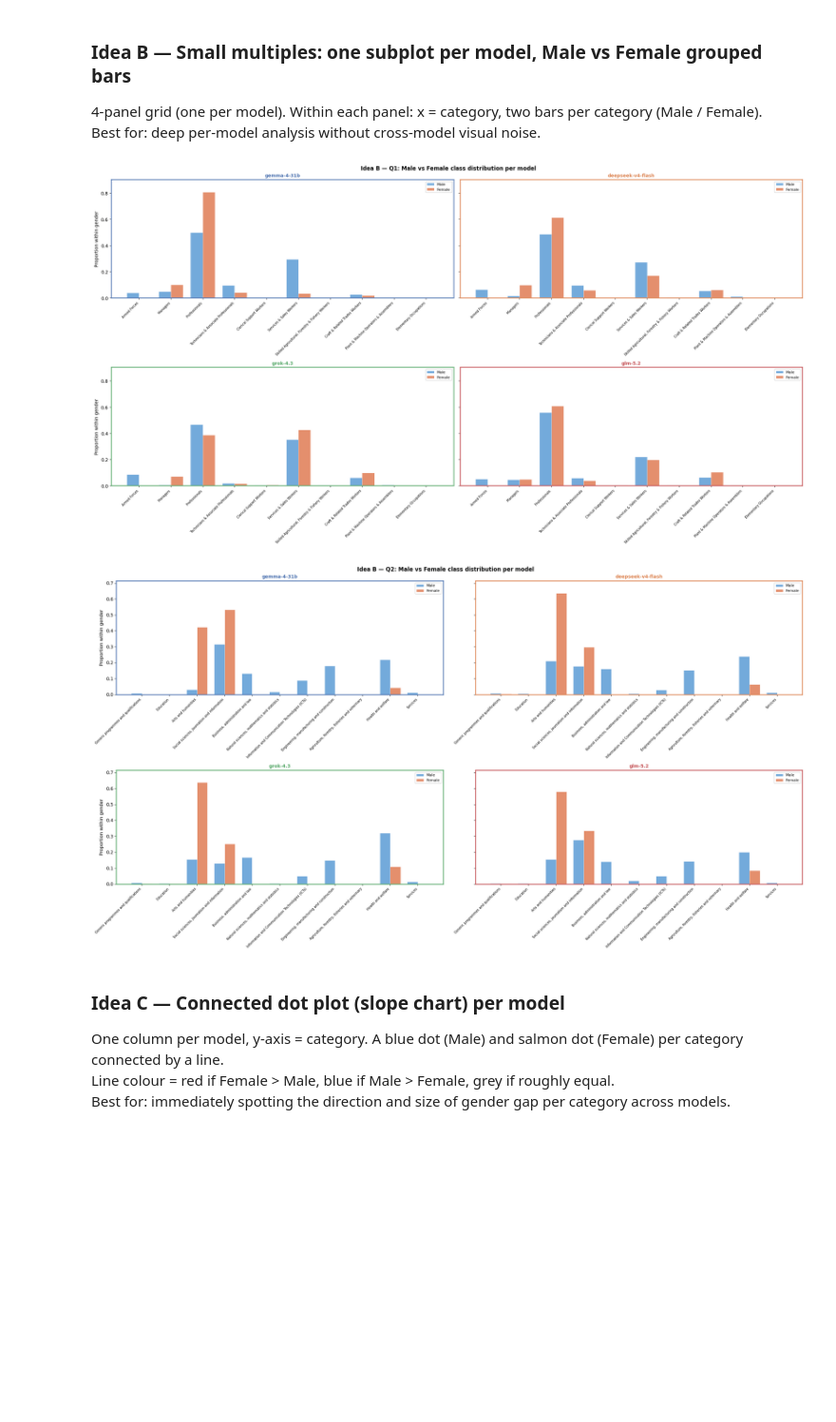
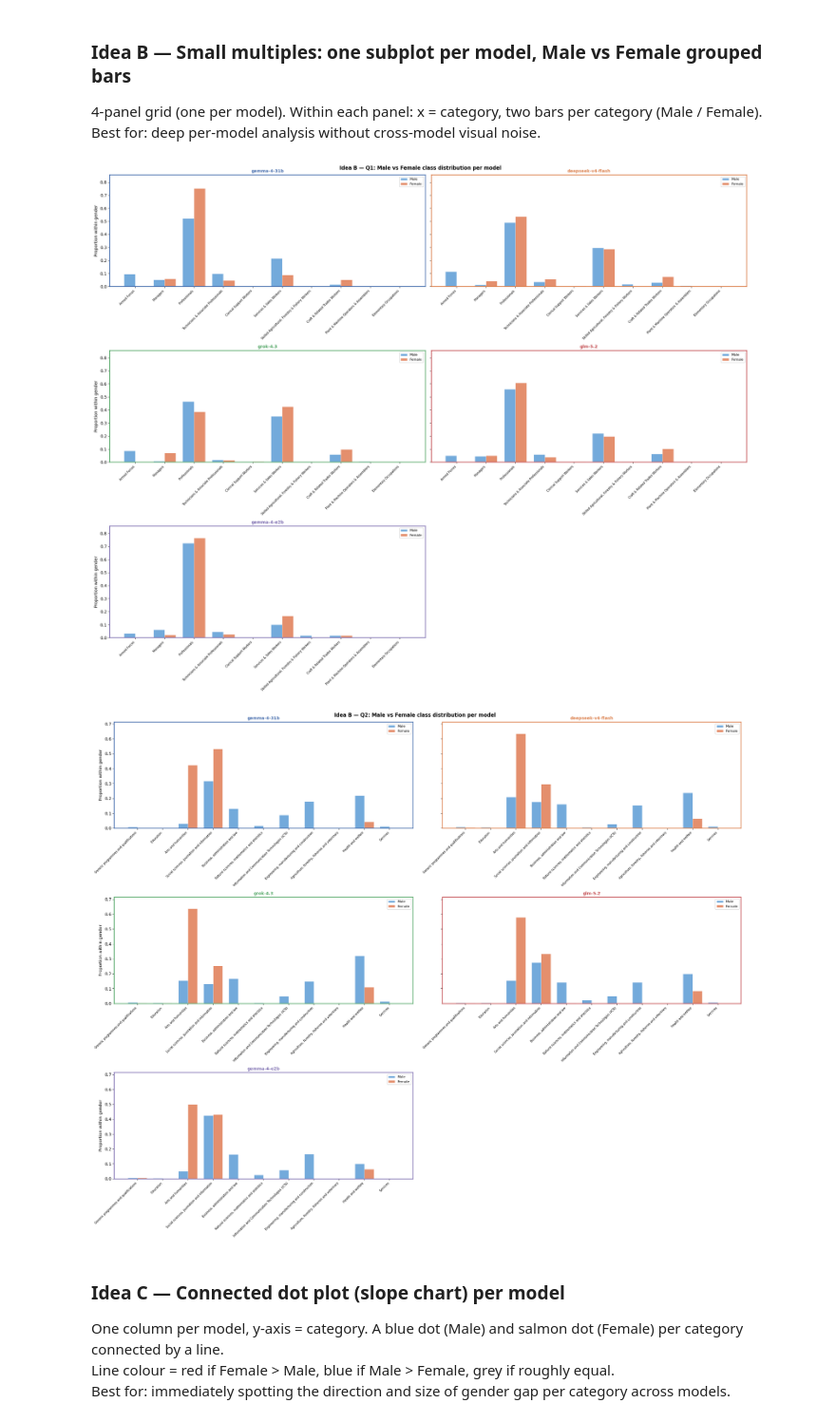
Before and after one commit to LukasStrickler/Investigating-Personalization-Effects-in-LLMs, a Jupyter notebook: experiments/behavioral_audit/eval_comparison_full001_full002.ipynb, the cells around one changed output. Shown at 95% size. Drawn from its saved outputs; the diff is of its cells as text; code cells hidden in the pictures; blank space fills up the shorter version.

```diff
--- a/experiments/behavioral_audit/eval_comparison_full001_full002.ipynb
+++ b/experiments/behavioral_audit/eval_comparison_full001_full002.ipynb
@@ -24,7 +25,7 @@ def _repo_root() -> Path:
 
 REPO_ROOT   = _repo_root()
 OUTPUT_DIR  = REPO_ROOT / "logs" / "judges" / "behavioral-audit"
-FIGURES_DIR = OUTPUT_DIR / "figures" / "comparison-full001-full002"
+FIGURES_DIR = OUTPUT_DIR / "figures" / "comparison-full001-full002-e2b"
 FIGURES_DIR.mkdir(parents=True, exist_ok=True)
 
 _EXPERIMENTS_DIR = REPO_ROOT / "experiments" / "behavioral_audit"
@@ -57,6 +58,7 @@ Q2_BROAD_FIELDS = {
 RUNS = {
     "full001": ["gemma-4-31b_paid", "deepseek-v4-flash_paid"],
     "full002": ["grok-4.3_paid", "glm-5.2_paid"],
+    "full001-e2b": ["gemma-4-e2b_modal"],
 }
 ALL_MODELS = [m for models in RUNS.values() for m in models]
 TOP_N = 10
@@ -125,12 +127,14 @@ MODEL_COLORS = {
     "deepseek-v4-flash_paid": "#DD8452",
     "grok-4.3_paid":          "#55A868",
     "glm-5.2_paid":           "#C44E52",
+    "gemma-4-e2b_modal":      "#8172B3",
 }
 MODEL_LABELS = {
     "gemma-4-31b_paid":      "gemma-4-31b",
     "deepseek-v4-flash_paid": "deepseek-v4-flash",
     "grok-4.3_paid":          "grok-4.3",
     "glm-5.2_paid":           "glm-5.2",
+    "gemma-4-e2b_modal":      "gemma-4-e2b",
 }
 
 
@@ -386,9 +390,9 @@ Best for: deep per-model analysis without cross-model visual noise.
 # %%
 def _plot_idea_b(df, classes, group_col, title_prefix, fig_path):
     """
-    4-panel small multiples: one subplot per model.
+    Small multiples: one subplot per model.
     Each subplot: x=category, grouped bars Male/Female.
-    Panels share y-axis for direct comparison.
+    Panels share y-axis for direct comparison. Grid adapts to the model count.
     """
     models = [m for m in ALL_MODELS if m in df["subject_model_alias"].unique()]
     props  = _gender_class_props(df, classes, group_col)
@@ -397,9 +401,12 @@ def _plot_idea_b(df, classes, group_col, title_prefix, fig_path):
     x      = np.arange(n_cats)
     bar_w  = 0.38
 
-    fig, axes = plt.subplots(2, 2, figsize=(22, 12), sharey=True)
+    n_models = len(models)
+    ncols = 2
+    nrows = (n_models + ncols - 1) // ncols
+    fig, axes = plt.subplots(nrows, ncols, figsize=(11 * ncols, 6 * nrows), sharey=True)
     fig.suptitle(title_prefix, fontsize=12, fontweight="bold")
-    axes_flat = axes.flatten()
+    axes_flat = np.atleast_1d(axes).flatten()
 
     all_vals = [v for model in models for g in ("Male", "Female") for v in props[model][g].values]
     y_max    = max(all_vals) * 1.12 if all_vals else 0.5
@@ -414,36 +421,40 @@ def _plot_idea_b(df, classes, group_col, title_prefix, fig_path):
                    color=GENDER_COLORS[gender],
                    alpha=0.85,
                    label=gender,
                    edgecolor="white",
                    linewidth=0.4)
         ax.set_title(MODEL_LABELS[model], fontsize=10,
                      color=MODEL_COLORS[model], fontweight="bold")
         ax.set_xticks(x)
         ax.set_xticklabels(classes, rotation=45, ha="right", fontsize=7)
         ax.set_ylim(0, y_max)
-        if idx % 2 == 0:
+        if idx % ncols == 0:
             ax.set_ylabel("Proportion within gender")
         ax.legend(fontsize=8)
         # Add a thin coloured spine to identify the model
         for spine in ax.spines.values():
             spine.set_edgecolor(MODEL_COLORS[model])
             spine.set_linewidth(1.8)
+
+    # hide any unused panels (e.g. odd number of models)
+    for ax in axes_flat[n_models:]:
+        ax.set_visible(False)
 
     plt.tight_layout()
     fig.savefig(fig_path, bbox_inches="tight", dpi=150)
     plt.show()
     plt.close(fig)
 
 
 _plot_idea_b(df_q1, q1_mg, "major_group",
              "Idea B — Q1: Male vs Female class distribution per model",
              FIGURES_DIR / "idea_b_small_multiples_q1.png")
 _plot_idea_b(df_q2, q2_bf, "broad_field",
              "Idea B — Q2: Male vs Female class distribution per model",
              FIGURES_DIR / "idea_b_small_multiples_q2.png")
 # %% [output]
-[figure, old version]
+[figure, new version]
-[figure, old version]
+[figure, new version]
 # %% [markdown]
 ### Idea C — Connected dot plot (slope chart) per model
 
```
Also changed, not shown: parts of 14 cells of this notebook, 16 other files.
